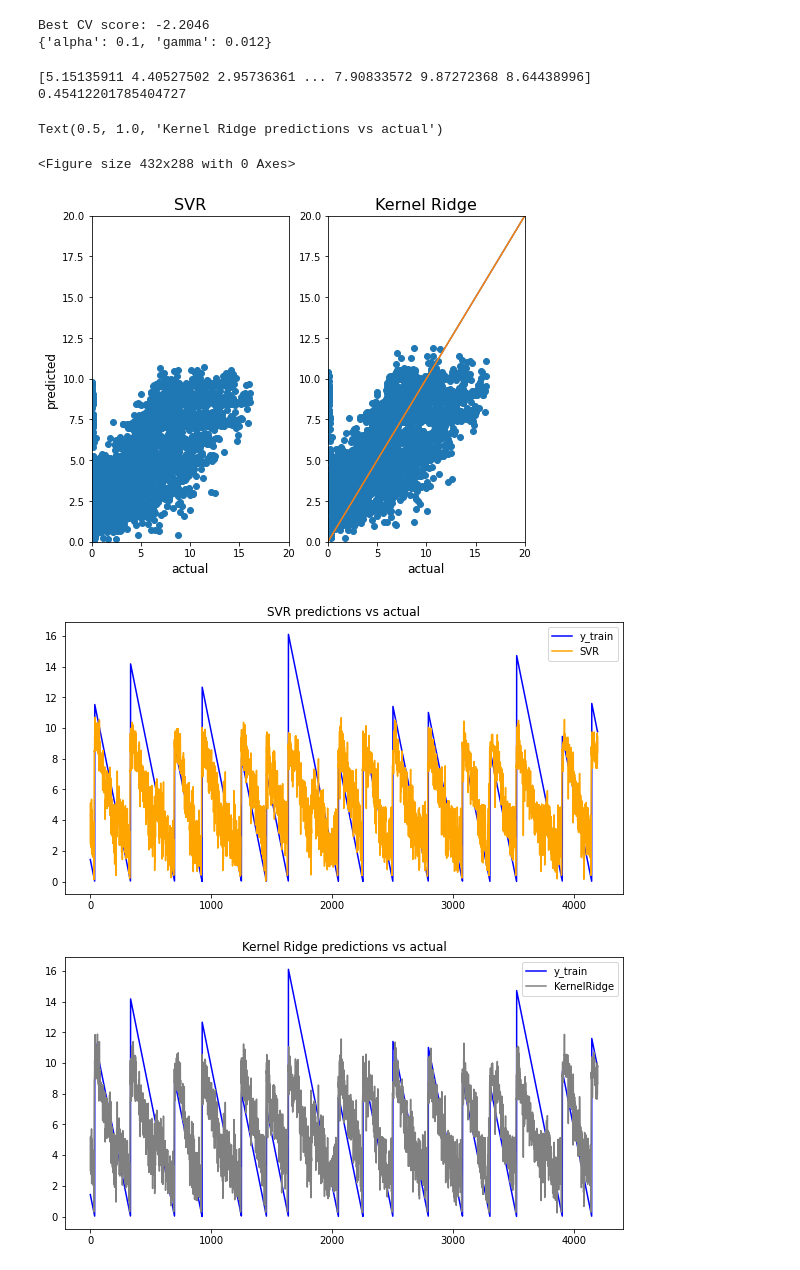
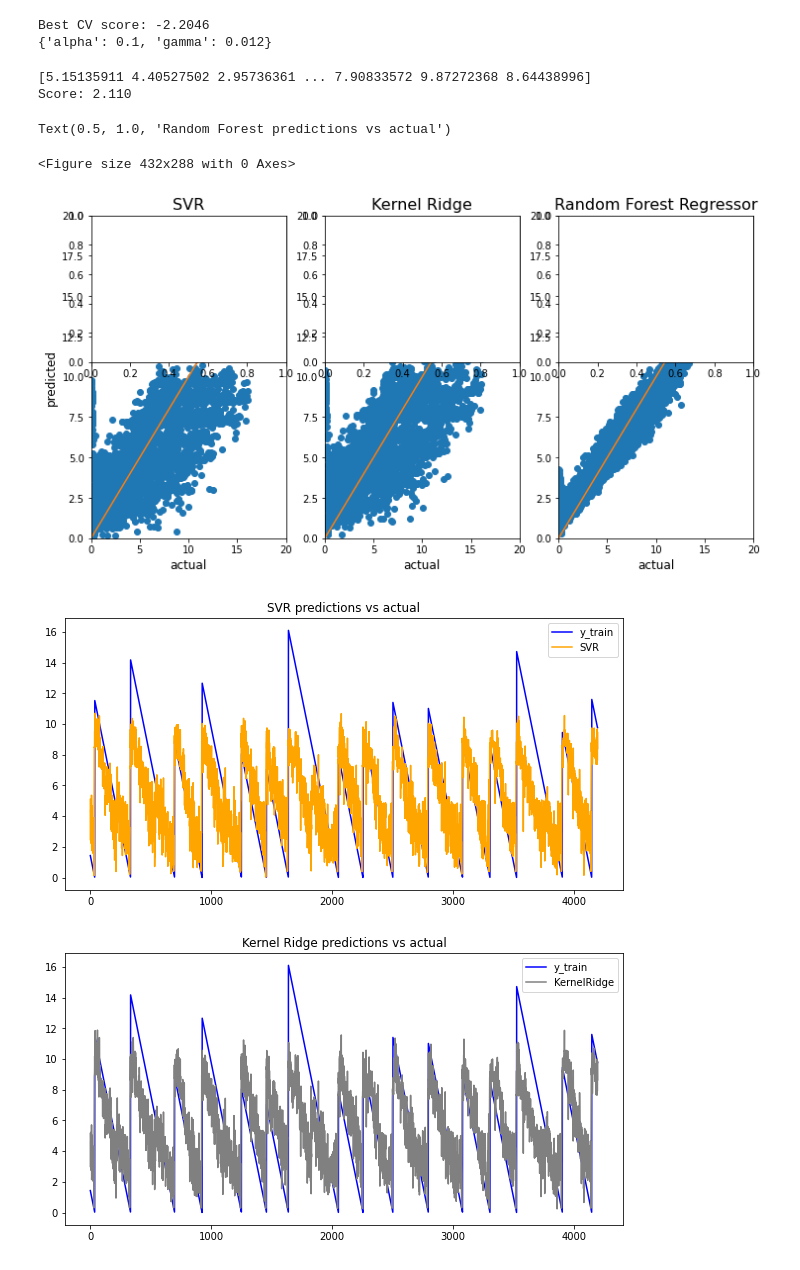
Before and after one commit to riccardorampon/LANL-Earthquake-Prediction, a Jupyter notebook: Earthquake_Acustic.ipynb, the cells around one changed output. Saved outputs shown, nothing was run; the diff lists cells and outputs as text; code cells hidden in the pictures.

```diff
--- a/Earthquake_Acustic.ipynb
+++ b/Earthquake_Acustic.ipynb
@@ -273,11 +271,3 @@ print(reg1.best_params_)
 # %% [output]
 Best CV score: -2.1722
 {'C': 2, 'gamma': 0.02}
-# %%
-model = SVR(kernel='rbf', tol=0.01, gamma=0.02, C=2)
-model.fit(X_train_scaled, y_train.values.flatten())
-prediction= model.predict(X_train_scaled)
-print(prediction)
-print(model.score(X_train_scaled, y_train.values.flatten()))
-model_score = mean_absolute_error(y_train.values.flatten(), y_pred)
-print(f'Score: {score:0.3f}')
@@ -286,0 +283,11 @@ print(f'Score: {score:0.3f}')
+# %%
+#Model #2 - Random Forest Regressor
+from sklearn.ensemble import RandomForestRegressor
+
+parameters = {'n_estimators':[10, 20, 50, 100, 200]}
+reg = GridSearchCV(RandomForestRegressor(criterion = 'absolute_error'), parameters, cv=5)
+reg.fit(X_train_scaled, y_train.values.flatten()) #it takes 14minutes to fit
+y_pred = reg.predict(X_train_scaled)
+
+print("Best CV score: {:.4f}".format(reg.best_score_))
+print(reg.best_params_)
@@ -301,15 +321,14 @@ print(reg2.best_params_)
 # %% [output]
 Best CV score: -2.2046
 {'alpha': 0.1, 'gamma': 0.012}
-# %%
-model = KernelRidge(kernel='rbf', gamma=0.012, alpha=0.1)
-model.fit(X_train_scaled, y_train.values.flatten())
-prediction= model.predict(X_train_scaled)
-print(prediction)
-print(model.score(X_train_scaled, y_train.values.flatten()))
-# %% [output]
-[5.15135911 4.40527502 2.95736361 ... 7.90833572 9.87272368 8.64438996]
-0.45412201785404727
+# %%
+print(y_pred2)
+# mean_absolute_error
+model_score = mean_absolute_error(y_train.values.flatten(), y_pred2)
+print(f'Score: {model_score:0.3f}')
+# %% [output]
+[5.15135911 4.40527502 2.95736361 ... 7.90833572 9.87272368 8.64438996]
+Score: 2.110
 # %%
 plt.tight_layout()
 f = plt.figure(figsize=(12, 6))
@@ -318,34 +337,52 @@ plt.scatter(y_train.values.flatten(), y_pred1)
 plt.title('SVR', fontsize=16)
 plt.xlim(0, 20)
 plt.ylim(0, 20)
 plt.xlabel('actual', fontsize=12)
 plt.ylabel('predicted', fontsize=12)
 plt.plot()
+plt.plot([(0, 0), (20, 20)], [(0, 0), (20, 20)])
 
 f.add_subplot(1, 3, 2)
 plt.scatter(y_train.values.flatten(), y_pred2)
 plt.title('Kernel Ridge', fontsize=16)
 plt.xlim(0, 20)
 plt.ylim(0, 20)
 plt.xlabel('actual', fontsize=12)
 plt.plot([(0, 0), (20, 20)], [(0, 0), (20, 20)])
 
+f.add_subplot(1, 3, 3)
+plt.scatter(y_train.values.flatten(), y_pred)
+plt.title('Random Forest Regressor', fontsize=16)
+plt.xlim(0, 20)
+plt.ylim(0, 20)
+plt.xlabel('actual', fontsize=12)
+plt.plot([(0, 0), (20, 20)], [(0, 0), (20, 20)])
+
 # second plot
+f.add_subplot(2, 3, 1)
 plt.figure(figsize=(10, 5))
 plt.plot(y_train.values.flatten(), color='blue', label='y_train')
 plt.plot(y_pred1, color='orange', label='SVR')
 plt.legend()
 plt.title('SVR predictions vs actual')
 
 # third plot
+f.add_subplot(2, 3, 2)
 plt.figure(figsize=(10, 5))
 plt.plot(y_train.values.flatten(), color='blue', label='y_train')
 plt.plot(y_pred2, color='gray', label='KernelRidge')
 plt.legend()
 plt.title('Kernel Ridge predictions vs actual')
+# third plot
+f.add_subplot(2, 3, 3)
+plt.figure(figsize=(10, 5))
+plt.plot(y_train.values.flatten(), color='blue', label='y_train')
+plt.plot(y_pred, color='black', label='KernelRidge')
+plt.legend()
+plt.title('Random Forest predictions vs actual')
 # %% [output]
-Text(0.5, 1.0, 'Kernel Ridge predictions vs actual')
+Text(0.5, 1.0, 'Random Forest predictions vs actual')
 <Figure size 432x288 with 0 Axes>
-[figure, old version]
+[figure, new version]
 [figure]
 [figure]
```
Also changed, not shown: parts of 11 cells of this notebook.
